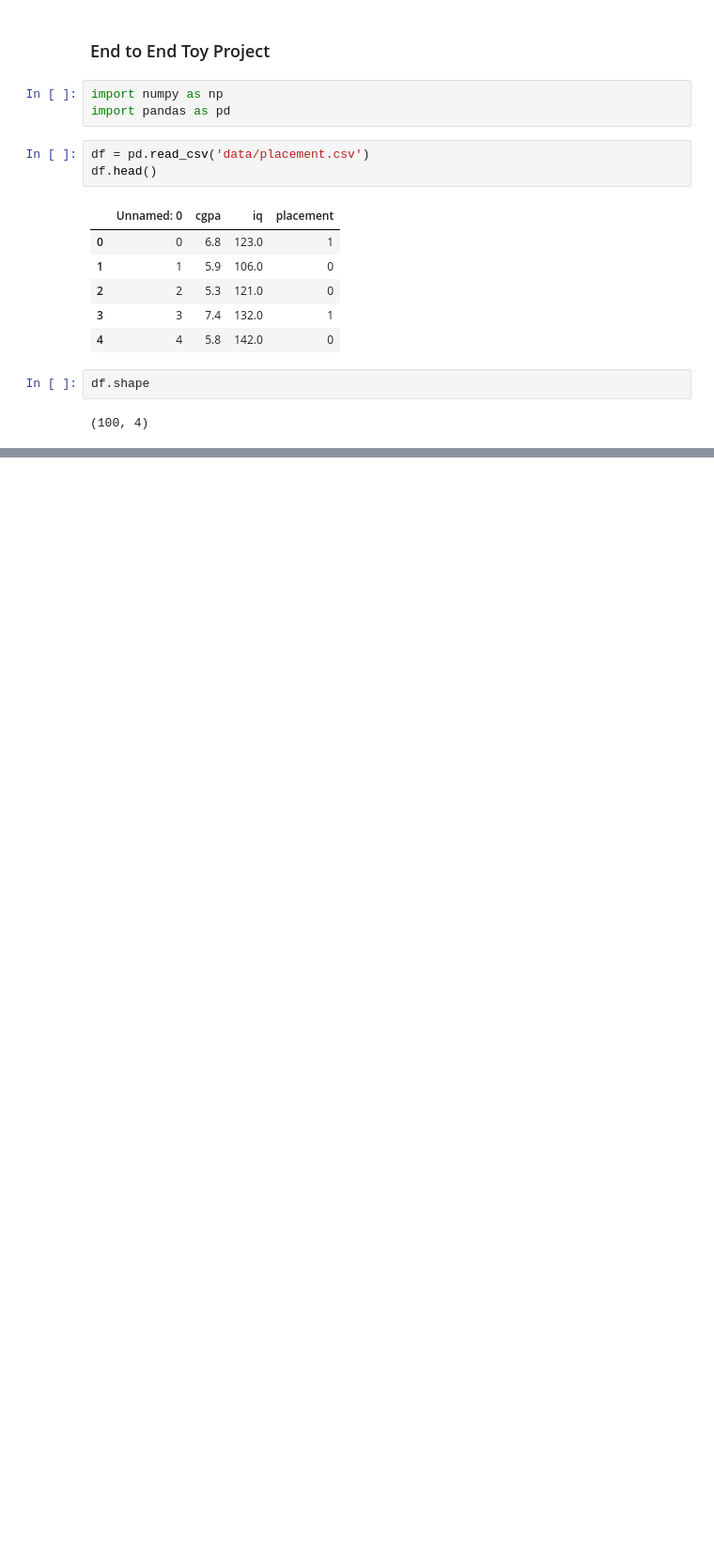
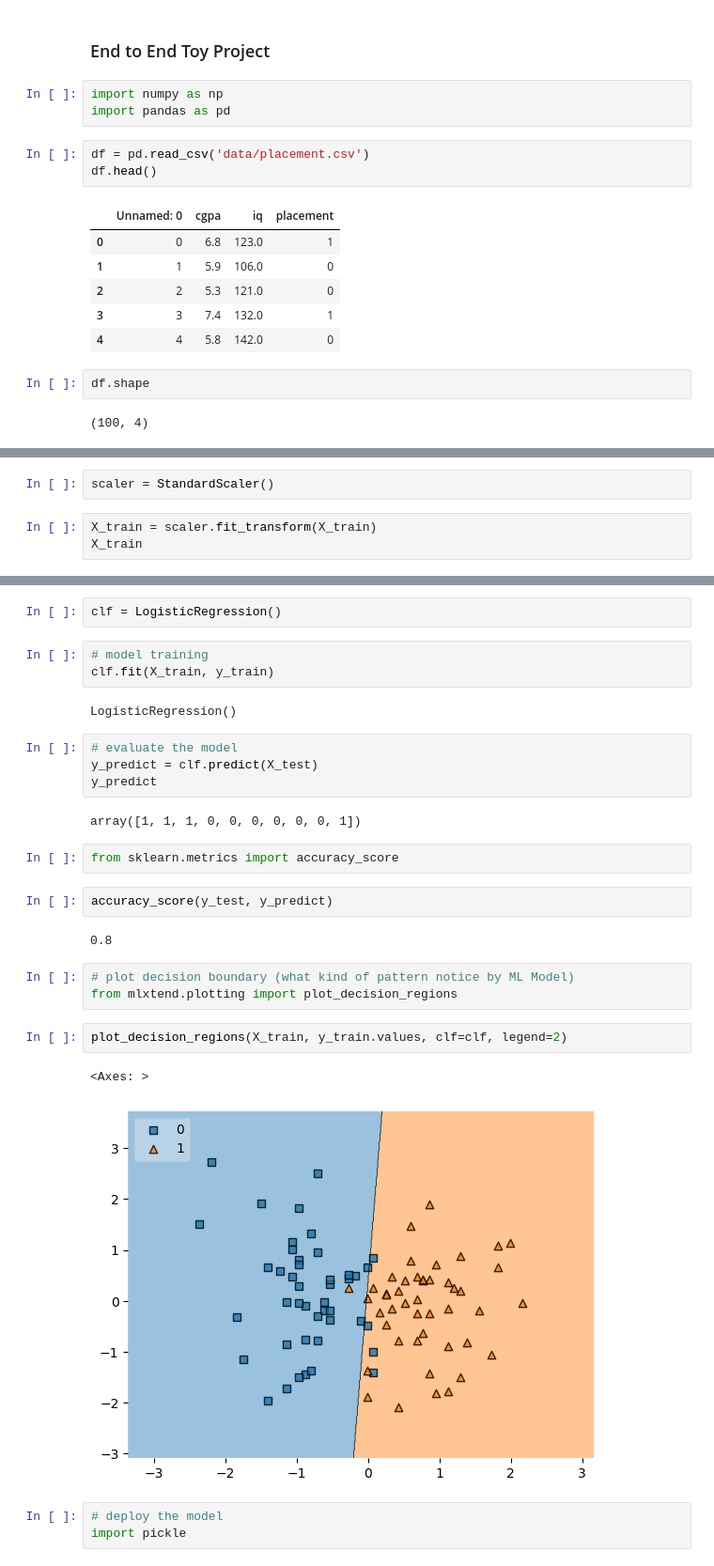
Before and after one commit to Narotam-Mishra/machine-learning-concepts, a Jupyter notebook: core-ml/end-to-end-ml.ipynb, the cells around one changed output, grey strips where cells are left out. Shown: that part at 94% size. Saved outputs shown, nothing was run; the diff lists cells and outputs as text; blank space fills up the shorter version.

```diff
--- a/core-ml/end-to-end-ml.ipynb
+++ b/core-ml/end-to-end-ml.ipynb
@@ -29,0 +84,5 @@ df.head()
+# %%
+scaler = StandardScaler()
+# %%
+X_train = scaler.fit_transform(X_train)
+X_train
@@ -29,0 +124,30 @@ df.head()
+# %%
+clf = LogisticRegression()
+# %%
+# model training
+clf.fit(X_train, y_train)
+# %% [output]
+LogisticRegression()
+# %%
+# evaluate the model
+y_predict = clf.predict(X_test)
+y_predict
+# %% [output]
+array([1, 1, 1, 0, 0, 0, 0, 0, 0, 1])
+# %%
+from sklearn.metrics import accuracy_score
+# %%
+accuracy_score(y_test, y_predict)
+# %% [output]
+0.8
+# %%
+# plot decision boundary (what kind of pattern notice by ML Model)
+from mlxtend.plotting import plot_decision_regions
+# %%
+plot_decision_regions(X_train, y_train.values, clf=clf, legend=2)
+# %% [output]
+<Axes: >
+[figure, added]
+# %%
+# deploy the model
+import pickle
```
Also changed, not shown: parts of 15 cells of this notebook, 3 other files.
